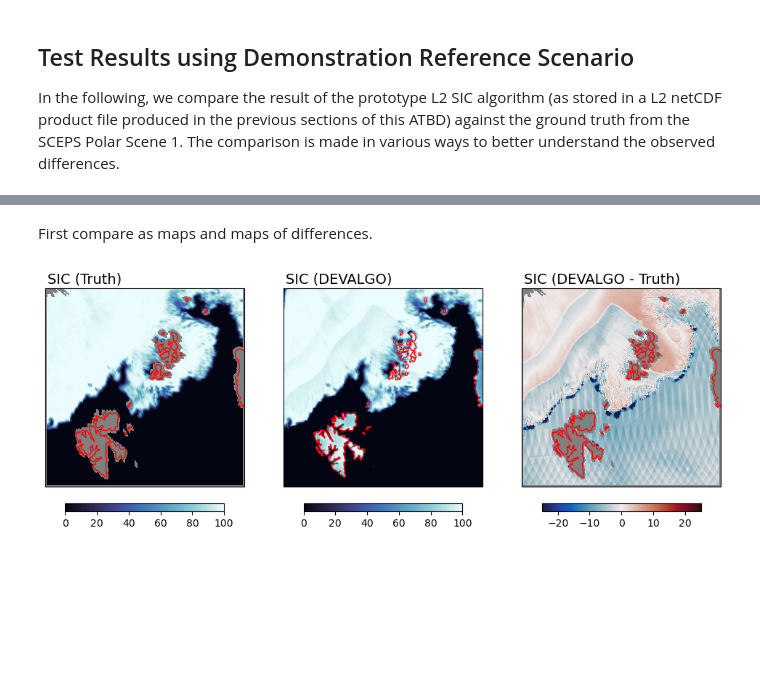
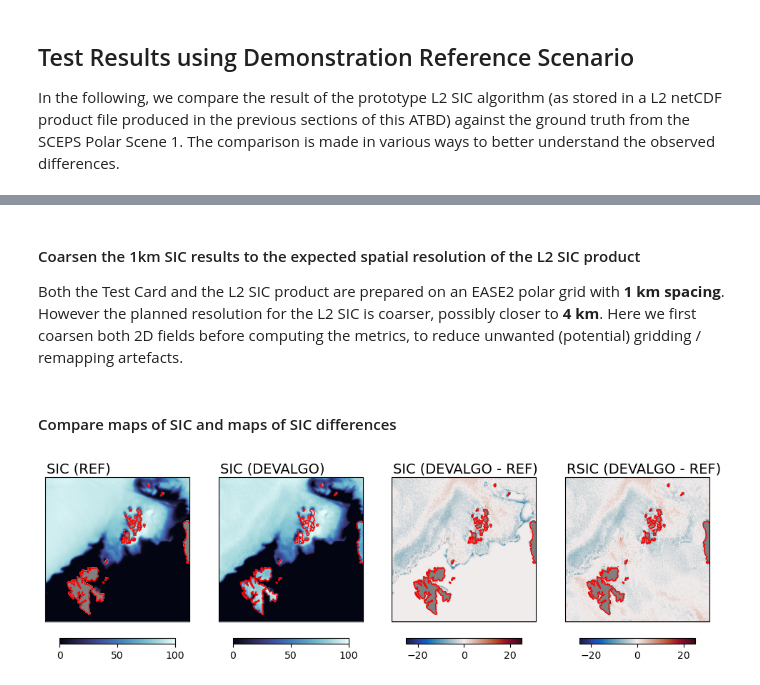
Before and after one commit to CIMR-Algos/SeaIceConcentration_ATBD_v2, a Jupyter notebook: algorithm/CIMR_L2_Sea_Ice_Concentration_performanceAssessment.ipynb, the cells around one changed output, grey strips where cells are left out. Cells and saved outputs as stored; diff of their text form; code cells hidden in the pictures; blank space fills up the shorter version.

```diff
--- a/algorithm/CIMR_L2_Sea_Ice_Concentration_performanceAssessment.ipynb
+++ b/algorithm/CIMR_L2_Sea_Ice_Concentration_performanceAssessment.ipynb
@@ -137,38 +166,76 @@ for ch in tc_tbs.keys():
+# %% [markdown]
+#### Coarsen the 1km SIC results to the expected spatial resolution of the L2 SIC product
+
+Both the Test Card and the L2 SIC product are prepared on an EASE2 polar grid with **1 km spacing**. However the planned resolution for the L2 SIC is coarser, possibly closer to **4 km**. Here we first coarsen both 2D fields before computing the metrics, to reduce unwanted (potential) gridding / remapping artefacts.
+# %%
+def blockshaped(arr, nrows, ncols):
+    """
+    from: http://stackoverflow.com/questions/16873441/form-a-big-2d-array-from-multiple-smaller-2d-arrays/16873755#16873755
+    Return an array of shape (n, nrows, ncols) where
+    n * nrows * ncols = arr.size
+
+    If arr is a 2D array, the returned array looks like n subblocks with
+    each subblock preserving the "physical" layout of arr.
+    """
+    h, w = arr.shape
+    return (arr.reshape(h//nrows, nrows, -1, ncols)
+               .swapaxes(1,2)
+               .reshape(-1, nrows, ncols))
+
+coarsening_factor = 4
+coarsened_shape = tuple((np.array(l2_sic.shape)//coarsening_factor).astype('int'))
+area_km2 = (1 * coarsening_factor)**2
+
+l2_sic = blockshaped(l2_sic, coarsening_factor, coarsening_factor).mean(axis=1).mean(axis=1).reshape(coarsened_shape)
+l2_rsic = blockshaped(l2_rsic, coarsening_factor, coarsening_factor).mean(axis=1).mean(axis=1).reshape(coarsened_shape)
+tc_sic = blockshaped(tc_sic, coarsening_factor, coarsening_factor).mean(axis=1).mean(axis=1).reshape(coarsened_shape)
+
+tc_sied = blockshaped(tc_sied, coarsening_factor, coarsening_factor).min(axis=1).min(axis=1).reshape(coarsened_shape)
+l2_sied = blockshaped(l2_sied, coarsening_factor, coarsening_factor).min(axis=1).min(axis=1).reshape(coarsened_shape)
+
+tc_owci = blockshaped(tc_owci, coarsening_factor, coarsening_factor).max(axis=1).max(axis=1).reshape(coarsened_shape)
 # %% [markdown]
-First compare as maps and maps of differences.
+#### Compare maps of SIC and maps of SIC differences
 # %%
-cmap_sic = cmocean.cm.ice
+cmap_sic = copy(cmocean.cm.ice)
 cmap_sic.set_bad('grey')
 vmin = 0
 vmax = 100
 
-cmap_dif = cmocean.cm.balance
+cmap_dif = copy(cmocean.cm.balance)
 cmap_dif.set_bad('grey')
 dmin = -25
 dmax = -dmin
 
 sic_diff = l2_sic - tc_sic
+rsic_diff = l2_rsic - tc_sic
 
 # visualize / plot
-fig, ax = plt.subplots(nrows=1, ncols=3, sharex=True, sharey=True, figsize=(12,6), subplot_kw=dict(projection=cart_crs))
+fig, ax = plt.subplots(nrows=1, ncols=4, sharex=True, sharey=True, figsize=(12,6), subplot_kw=dict(projection=cart_crs))
 # first col : SIC truth
 c = ax[0].imshow(tc_sic, transform=cart_crs, extent=cart_crs.bounds, origin='upper',
               cmap=cmap_sic,vmin=vmin,vmax=vmax)
 ax[0].coastlines(color='red')
-ax[0].text(0.01,1.01,'SIC (Truth)',va='bottom',fontsize=14,transform=ax[0].transAxes)
+ax[0].text(0.01,1.01,'SIC (REF)',va='bottom',fontsize=14,transform=ax[0].transAxes)
 plt.colorbar(c,orientation='horizontal', pad=0.05, shrink=0.8)
 # second col : SIC algorithm
 c = ax[1].imshow(l2_sic, transform=cart_crs, extent=cart_crs.bounds, origin='upper',
               cmap=cmap_sic,vmin=vmin,vmax=vmax)
 ax[1].coastlines(color='red')
 ax[1].text(0.01,1.01,'SIC (DEVALGO)',va='bottom',fontsize=14,transform=ax[1].transAxes)
 plt.colorbar(c,orientation='horizontal', pad=0.05, shrink=0.8)
 # third col : SIC diff
 c = ax[2].imshow(sic_diff, transform=cart_crs, extent=cart_crs.bounds, origin='upper',
               cmap=cmap_dif,vmin=dmin,vmax=dmax)
 ax[2].coastlines(color='red')
-ax[2].text(0.01,1.01,'SIC (DEVALGO - Truth)',va='bottom',fontsize=14,transform=ax[2].transAxes)
+ax[2].text(0.01,1.01,'SIC (DEVALGO - REF)',va='bottom',fontsize=14,transform=ax[2].transAxes)
+plt.colorbar(c,orientation='horizontal', pad=0.05, shrink=0.8)
+# fourth col : rSIC diff
+c = ax[3].imshow(rsic_diff, transform=cart_crs, extent=cart_crs.bounds, origin='upper',
+              cmap=cmap_dif,vmin=dmin,vmax=dmax)
+ax[3].coastlines(color='red')
+ax[3].text(0.01,1.01,'RSIC (DEVALGO - REF)',va='bottom',fontsize=14,transform=ax[3].transAxes)
 plt.colorbar(c,orientation='horizontal', pad=0.05, shrink=0.8)
 plt.show()
 # %% [output]
-[figure, old version]
+[figure, new version]
```
Also changed, not shown: parts of 34 cells of this notebook, 1 other file.
